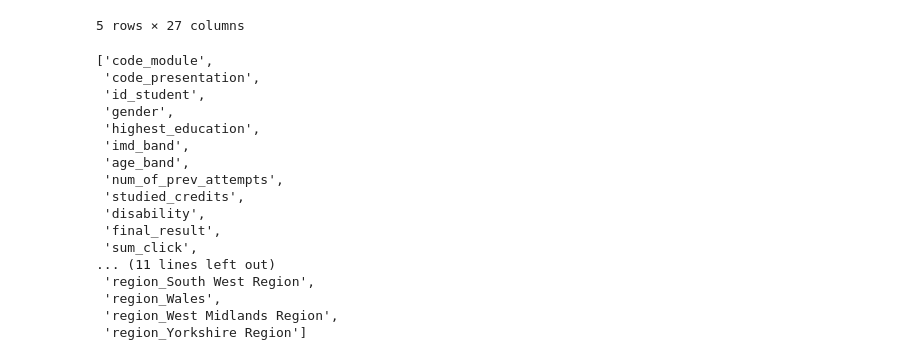
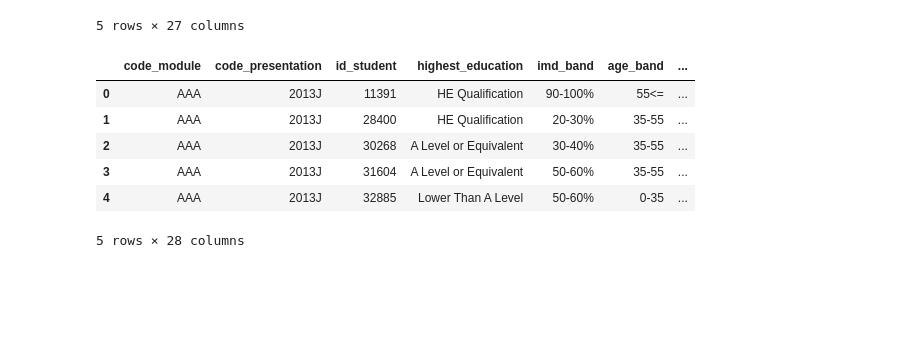
Before and after one commit to Sydney205/oulad-student-dropout-prediction, a Jupyter notebook: OULAD_Student_Dropout_Prediction.ipynb, the cells around one changed output. Drawn from its saved outputs; the diff is of its cells as text; code cells hidden in the pictures; blank space fills up the shorter version.

Commit message:
One hot encoded ['gender', 'region']

```diff
--- a/OULAD_Student_Dropout_Prediction.ipynb
+++ b/OULAD_Student_Dropout_Prediction.ipynb
@@ -477,23 +477,14 @@ display(student_df.head())
 | 3 | AAA | 2013J | 31604 | F | A Level or Equivalent | 50-60% | 35-55 | ... |
 | 4 | AAA | 2013J | 32885 | F | Lower Than A Level | 50-60% | 0-35 | ... |
 5 rows × 27 columns
-# %%
-student_df.columns.tolist()
-# %% [output]
-['code_module',
- 'code_presentation',
- 'id_student',
- 'gender',
- 'highest_education',
- 'imd_band',
- 'age_band',
- 'num_of_prev_attempts',
- 'studied_credits',
- 'disability',
- 'final_result',
- 'sum_click',
-... (11 lines left out)
- 'region_South West Region',
- 'region_Wales',
- 'region_West Midlands Region',
- 'region_Yorkshire Region']
+# %%
+student_df = pd.get_dummies(student_df, columns=['gender'], prefix='gender')
+display(student_df.head())
+# %% [output]
+|  | code_module | code_presentation | id_student | highest_education | imd_band | age_band | ... |
+| 0 | AAA | 2013J | 11391 | HE Qualification | 90-100% | 55<= | ... |
+| 1 | AAA | 2013J | 28400 | HE Qualification | 20-30% | 35-55 | ... |
+| 2 | AAA | 2013J | 30268 | A Level or Equivalent | 30-40% | 35-55 | ... |
+| 3 | AAA | 2013J | 31604 | A Level or Equivalent | 50-60% | 35-55 | ... |
+| 4 | AAA | 2013J | 32885 | Lower Than A Level | 50-60% | 0-35 | ... |
+5 rows × 28 columns
```
Also changed, not shown: parts of 1 cell of this notebook.
